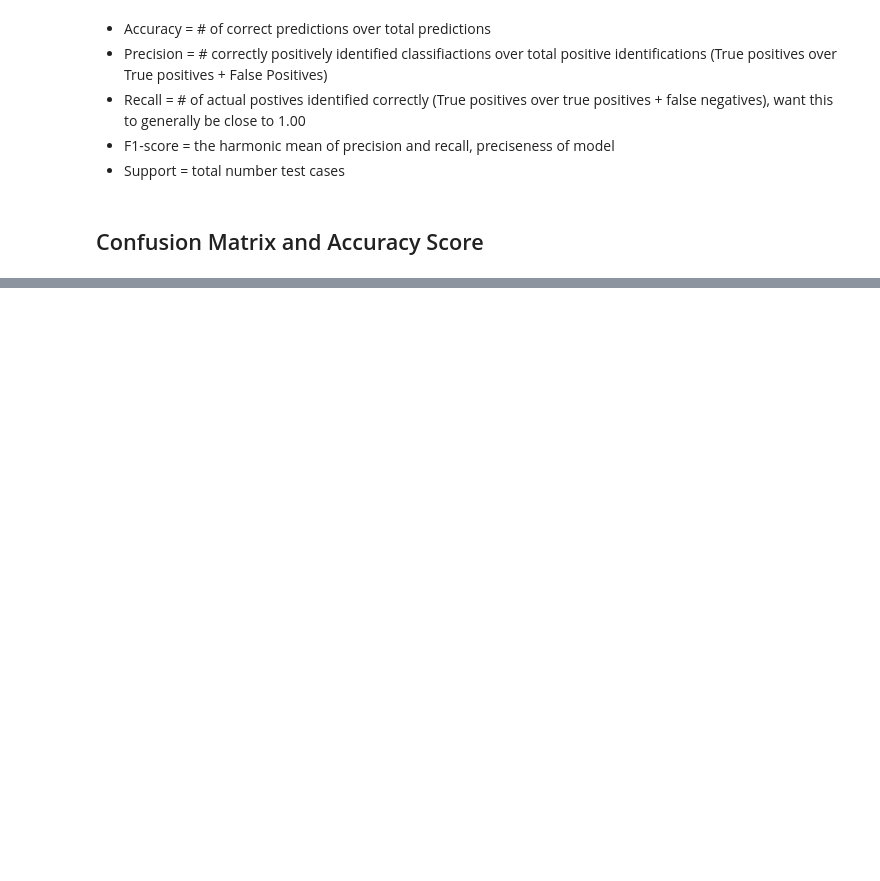
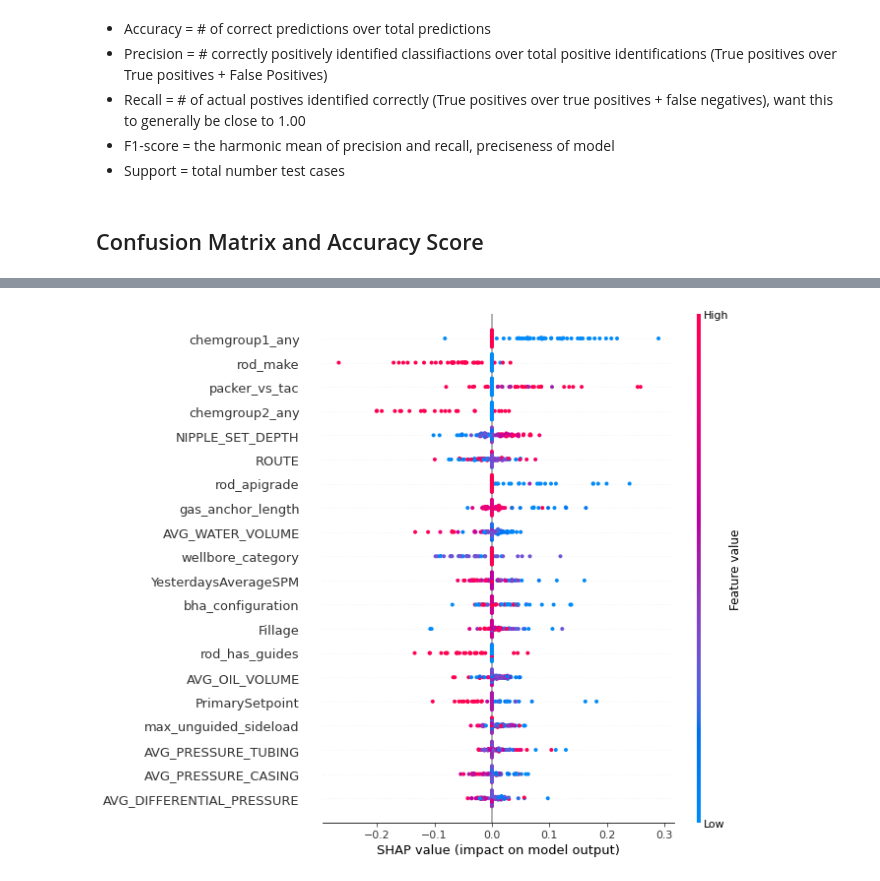
Before and after one commit to alimodak/Ali-Modak_Rod-Pump, a Jupyter notebook: Jupyter/mvp1/KNN_model.ipynb, the cells around one changed output, grey strips where cells are left out. Cells and saved outputs as stored; diff of their text form; code cells hidden in the pictures; blank space fills up the shorter version.

```diff
--- a/Jupyter/mvp1/KNN_model.ipynb
+++ b/Jupyter/mvp1/KNN_model.ipynb
@@ -132,0 +165,28 @@ The best accuracy of the KNN model unsing a K value of 18 is: 0.6580645161290323
+# %%
+shap.initjs()
+
+X = raw_data[features]
+encode(raw_data, 'FAILURETYPE')
+y = raw_data['FAILURETYPE']
+X_train, X_valid, y_train, y_valid = sklearn.model_selection.train_test_split(X, y, test_size=0.2, random_state=7)
+
+dtypes = list(zip(X.dtypes.index, map(str, X.dtypes)))
+X_train_norm = X_train.copy()
+X_valid_norm = X_valid.copy()
+for k,dtype in dtypes:
+    m = X_train[k].mean()
+    s = X_train[k].std()
+    X_train_norm[k] -= m
+    X_train_norm[k] /= s
+
+    X_valid_norm[k] -= m
+    X_valid_norm[k] /= s
+
+knn_norm = sklearn.neighbors.KNeighborsClassifier()
+knn_norm.fit(X_train_norm, y_train)
+
+f = lambda x: knn_norm.predict_proba(x)[:,1]
+med = X_train_norm.median().values.reshape((1,X_train_norm.shape[1]))
+explainer = shap.KernelExplainer(f, med)
+shap_values_norm = explainer.shap_values(X_valid_norm.iloc[0:1000,:], nsamples=1000)
+shap.force_plot(explainer.expected_value, shap_values_norm, X_valid.iloc[0:1000,:])
@@ -132,0 +196,4 @@ The best accuracy of the KNN model unsing a K value of 18 is: 0.6580645161290323
+# %%
+shap.summary_plot(shap_values_norm, X_valid.iloc[0:1000,:])
+# %% [output]
+[figure, added]
```
Also changed, not shown: parts of 9 cells of this notebook.
